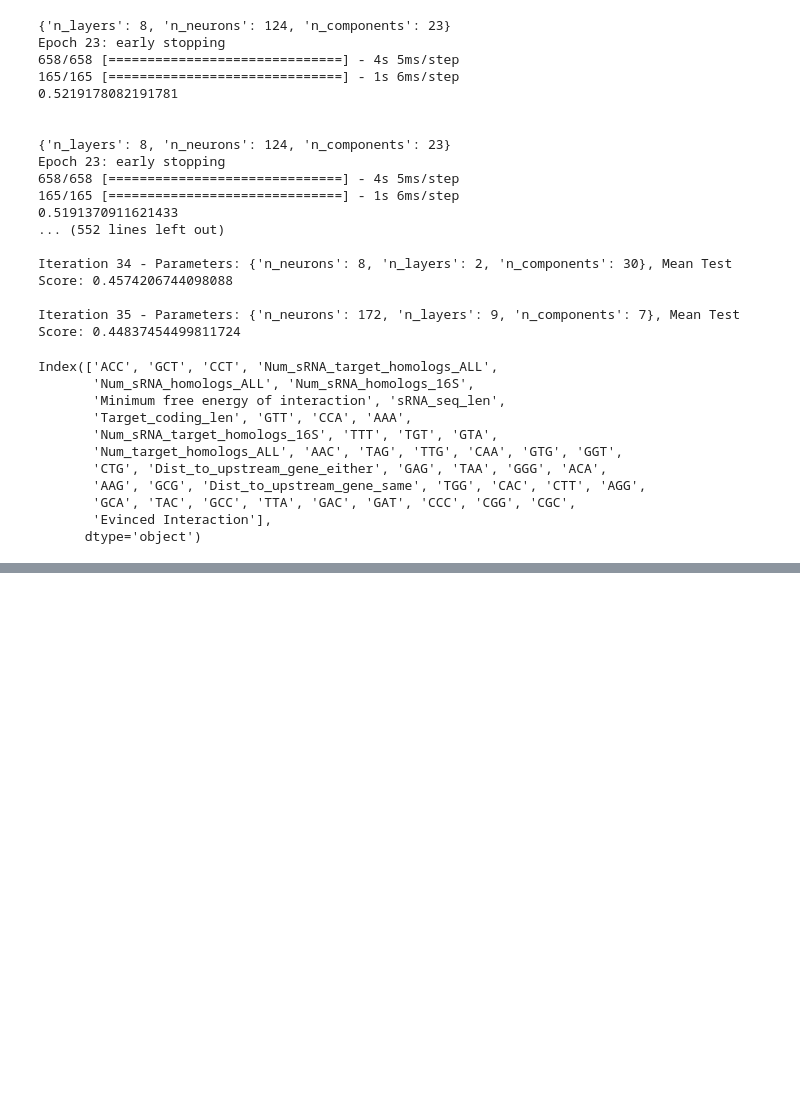
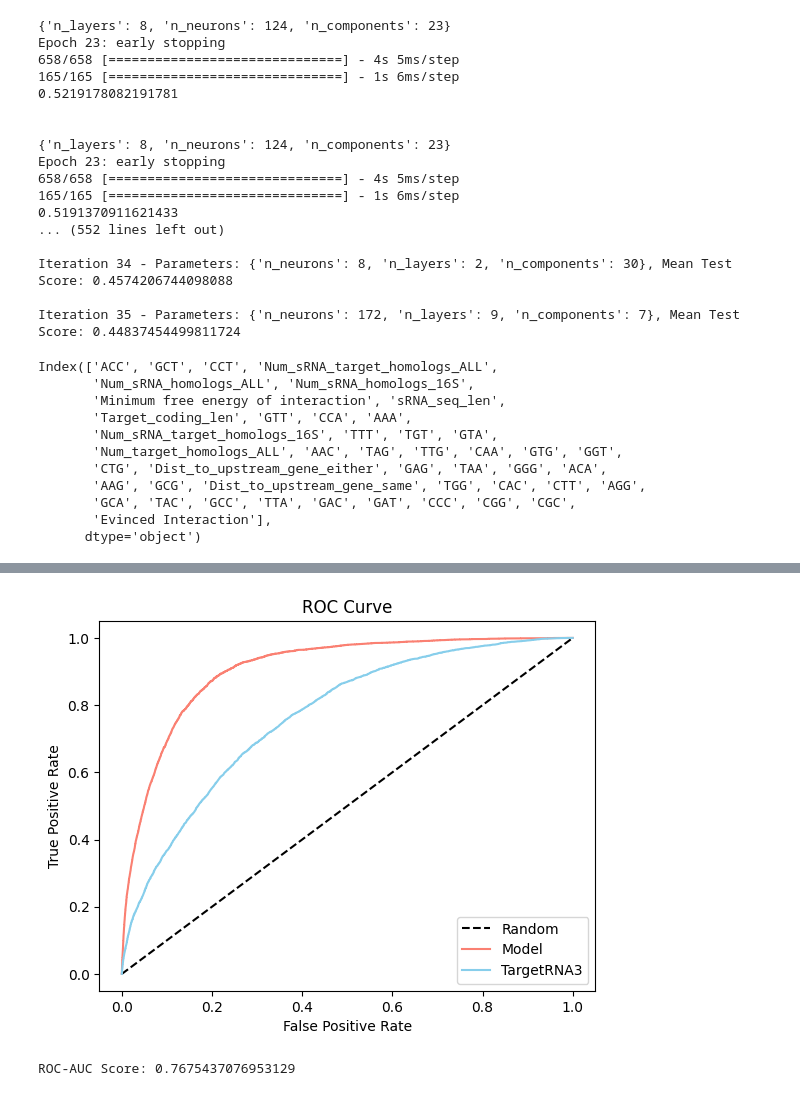
Before and after one commit to InnerShadow/RegulatoryRNAHunter, a Jupyter notebook: sRNAHunter.ipynb, the cells around one changed output, grey strips where cells are left out. Cells and saved outputs as stored; diff of their text form; code cells hidden in the pictures; blank space fills up the shorter version.

```diff
--- a/sRNAHunter.ipynb
+++ b/sRNAHunter.ipynb
@@ -974,0 +1079,4 @@ sRNAHunter = sRNAHunter('n_neurons': 288, 'n_layers': 7, 'n_components': 35)
+# %%
+predictions = model.model.predict(df_full)
+df_full = pd.read_csv("Supplementary_Table_2.csv")
+df_full['Model'] = predictions[:, 1]
@@ -974,0 +1085,20 @@ sRNAHunter = sRNAHunter('n_neurons': 288, 'n_layers': 7, 'n_components': 35)
+# %%
+fpr1, tpr1, _ = roc_curve(df_full['Evinced Interaction'], df_full['Model'])
+fpr2, tpr2, _ = roc_curve(df_full['Evinced Interaction'], df_full['TargetRNA3: probability'])
+
+plt.plot(np.arange(0, 1.1, 0.1), np.arange(0, 1.1, 0.1), c = 'black', linestyle = '--', label = 'Random')
+plt.plot(fpr1, tpr1, label = 'Model', c = 'salmon')
+plt.plot(fpr2, tpr2, label = 'TargetRNA3', c = 'skyblue' )
+
+plt.xlabel('False Positive Rate')
+plt.ylabel('True Positive Rate')
+plt.title('ROC Curve')
+
+plt.legend()
+plt.show()
+# %% [output]
+[figure, added]
+# %%
+print("ROC-AUC Score:", roc_auc_score(df_full['Evinced Interaction'], df_full['TargetRNA3: probability']))
+# %% [output]
+ROC-AUC Score: 0.7675437076953129
```
Also changed, not shown: parts of 8 cells of this notebook.
